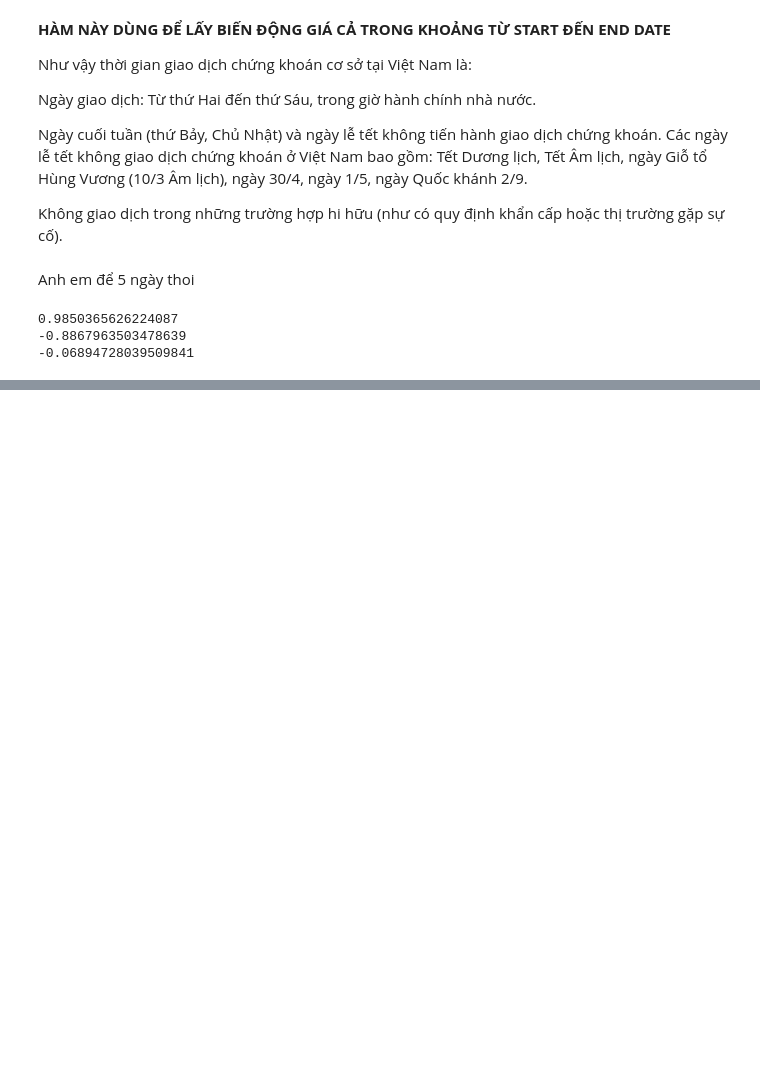
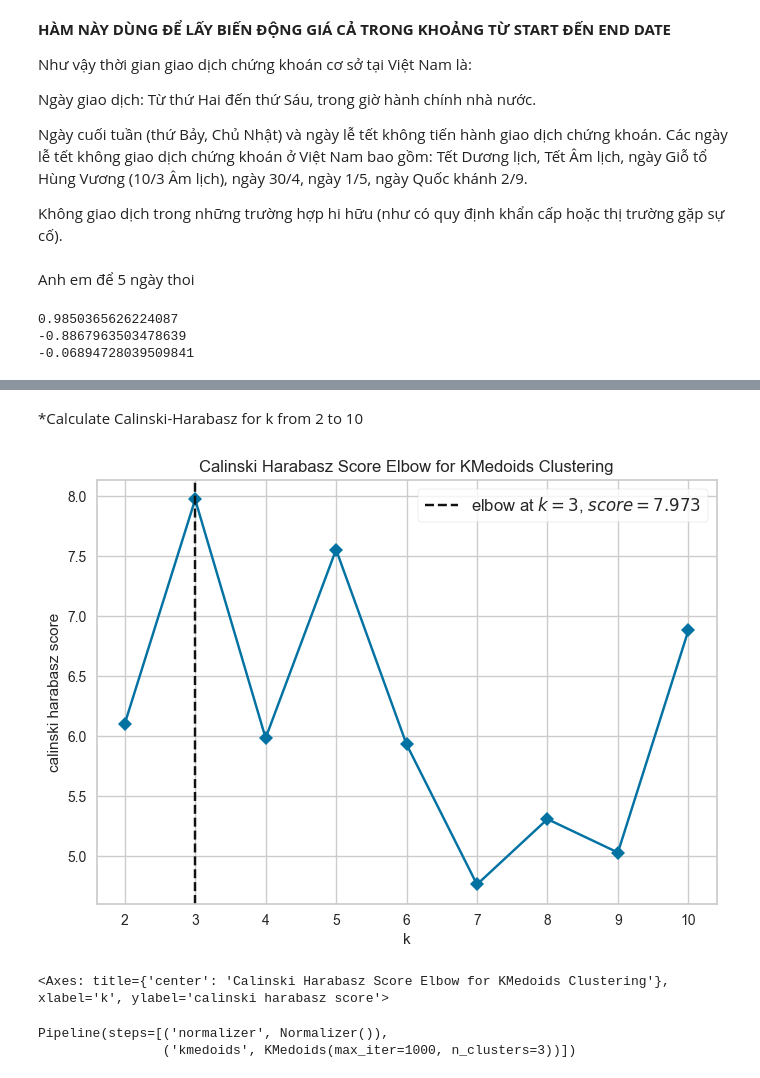
Before and after one commit to keeganhuynh/CS313.O21_Group5, a Jupyter notebook: main.ipynb, the cells around one changed output, grey strips where cells are left out. Cells and saved outputs as stored; diff of their text form; code cells hidden in the pictures; blank space fills up the shorter version.

```diff
--- a/main.ipynb
+++ b/main.ipynb
@@ -155,0 +186,15 @@ plt.show()
+# %% [markdown]
+*Calculate Calinski-Harabasz for k from 2 to 10
+# %%
+from yellowbrick.cluster import KElbowVisualizer
+x=normalizer.fit_transform(movement)
+model = KMedoids(max_iter=1000,init="random")
+visualizer = KElbowVisualizer(
+    model, k=(2,11), metric='calinski_harabasz', timings=False
+)
+
+visualizer.fit(x)        # Fit the data to the visualizer
+visualizer.show()
+# %% [output]
+[figure, added]
+<Axes: title={'center': 'Calinski Harabasz Score Elbow for KMedoids Clustering'}, xlabel='k', ylabel='calinski harabasz score'>
@@ -155,0 +206,5 @@ plt.show()
+# %%
+pipeline_1.fit(movement)
+# %% [output]
+Pipeline(steps=[('normalizer', Normalizer()),
+                ('kmedoids', KMedoids(max_iter=1000, n_clusters=3))])
```
Also changed, not shown: parts of 13 cells of this notebook.
